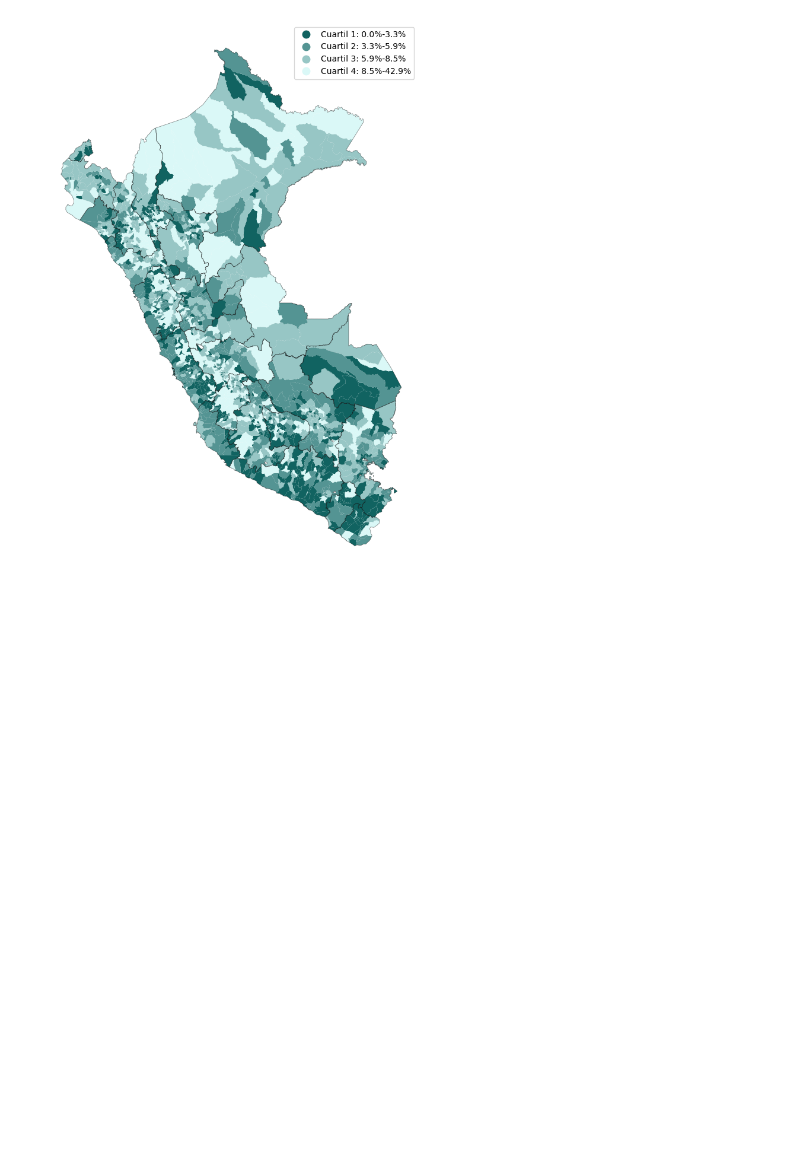
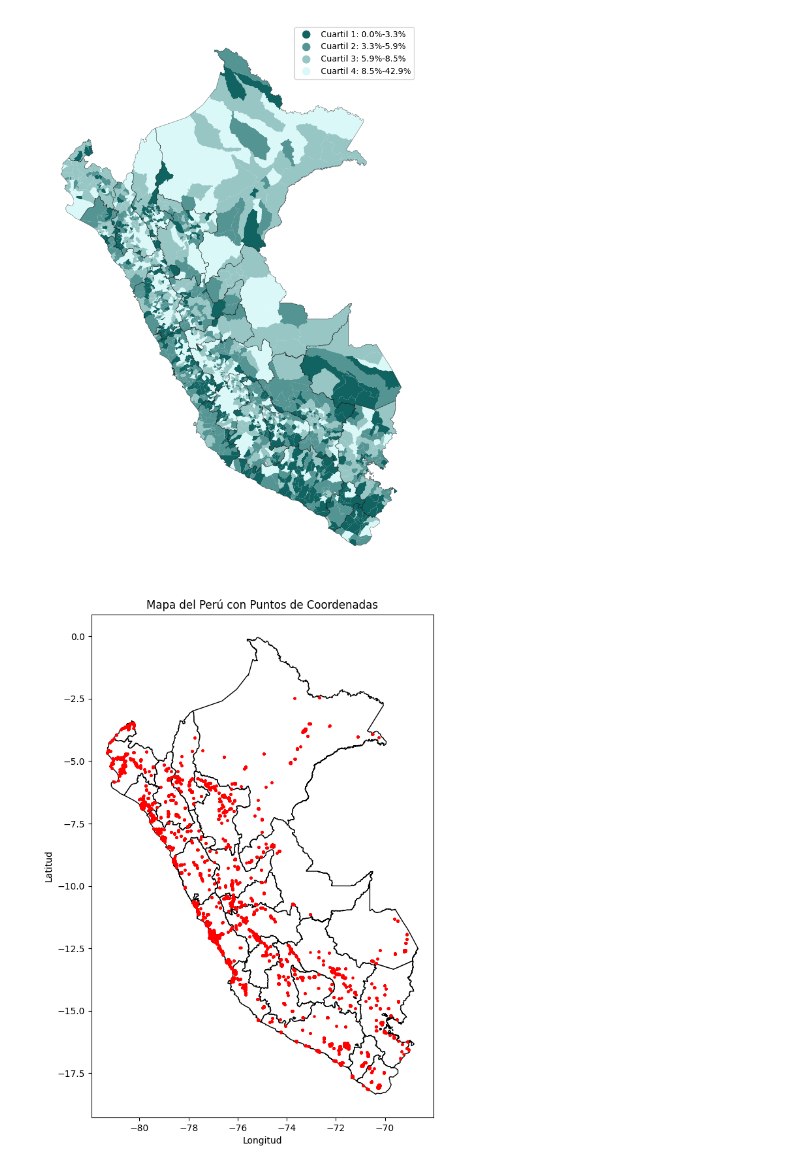
Before and after one commit to cesarnunezh/CNHGitHub, a Jupyter notebook: Data Perú/Mapas Perú.ipynb, the cells around one changed output. Drawn from its saved outputs; the diff is of its cells as text; code cells hidden in the pictures; blank space fills up the shorter version.

```diff
--- a/Data Perú/Mapas Perú.ipynb
+++ b/Data Perú/Mapas Perú.ipynb
@@ -179,3 +179,29 @@ plt.savefig('pesoAlNacer.png', transparent=True, dpi=300, bbox_inches='tight', p
 plt.show()
 # %% [output]
 [figure]
+# %%
+import pandas as pd
+os.chdir(r'C:\Users\User\OneDrive - MIGRACIÓN VIDENZA\1. Proyectos\1. Proyectos actuales\23. Artículos PDB\2. PDB - Pobreza Urbana\2. Data\1. Bases')
+
+df = pd.read_csv('avg_rad_500.csv')
+
+gdf_points = gdp.GeoDataFrame(df, geometry=gdp.points_from_xy(df.longitud, df.latitud))
+
+# Configurar el sistema de coordenadas (CRS)
+gdf_points.set_crs(epsg=4326, inplace=True)  # EPSG:4326 es un CRS común para coordenadas geográficas
+
+# Graficar el mapa del Perú
+fig, ax = plt.subplots(figsize=(10, 10))
+peru_reg.plot(ax=ax, color='white', edgecolor='black')
+
+# Graficar los puntos en el mapa
+gdf_points.plot(ax=ax, color='red', markersize=5)
+
+# Configurar etiquetas y título
+ax.set_title("Mapa del Perú con Puntos de Coordenadas")
+ax.set_xlabel("Longitud")
+ax.set_ylabel("Latitud")
+
+plt.show()
+# %% [output]
+[figure, added]
```
Also changed, not shown: 2 other files.
